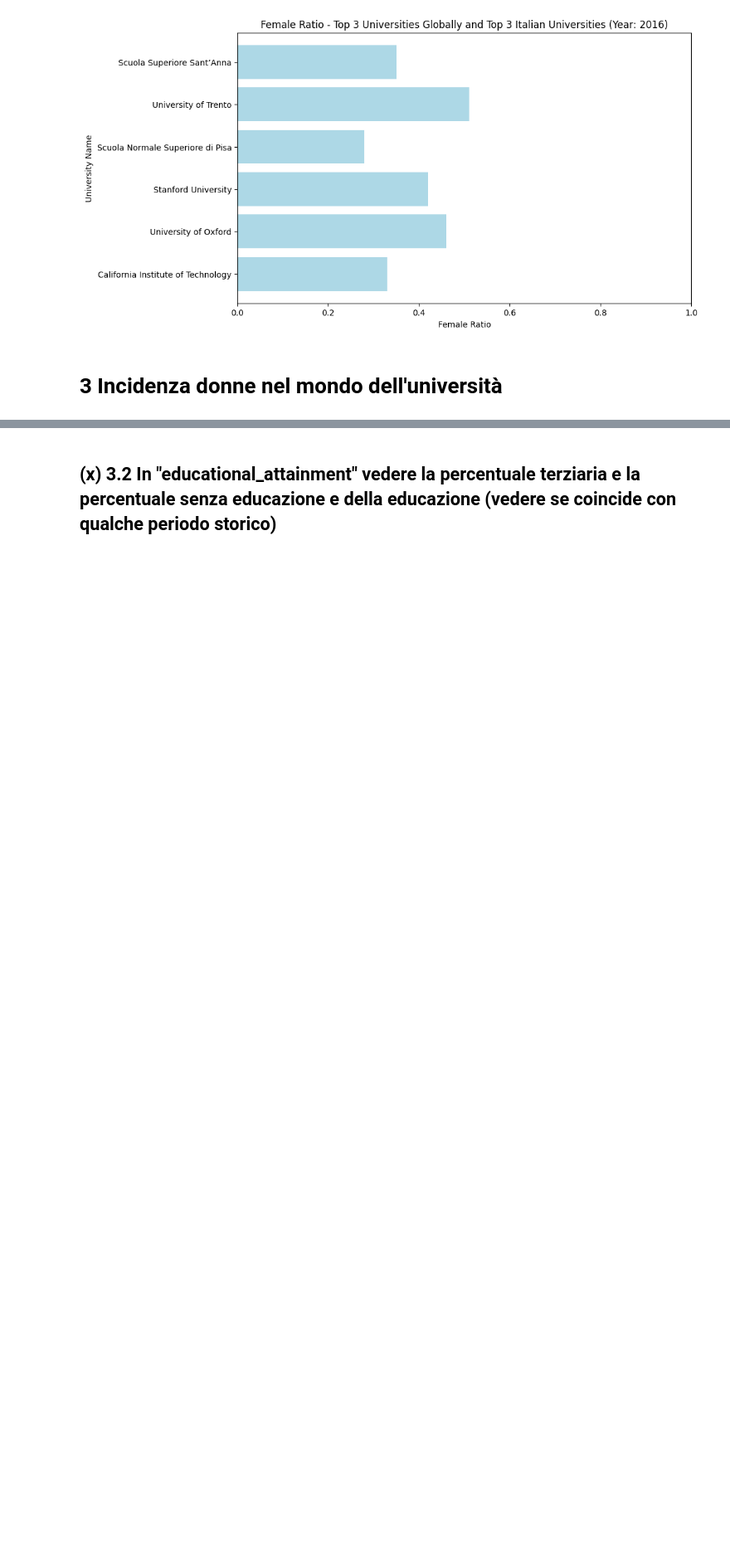
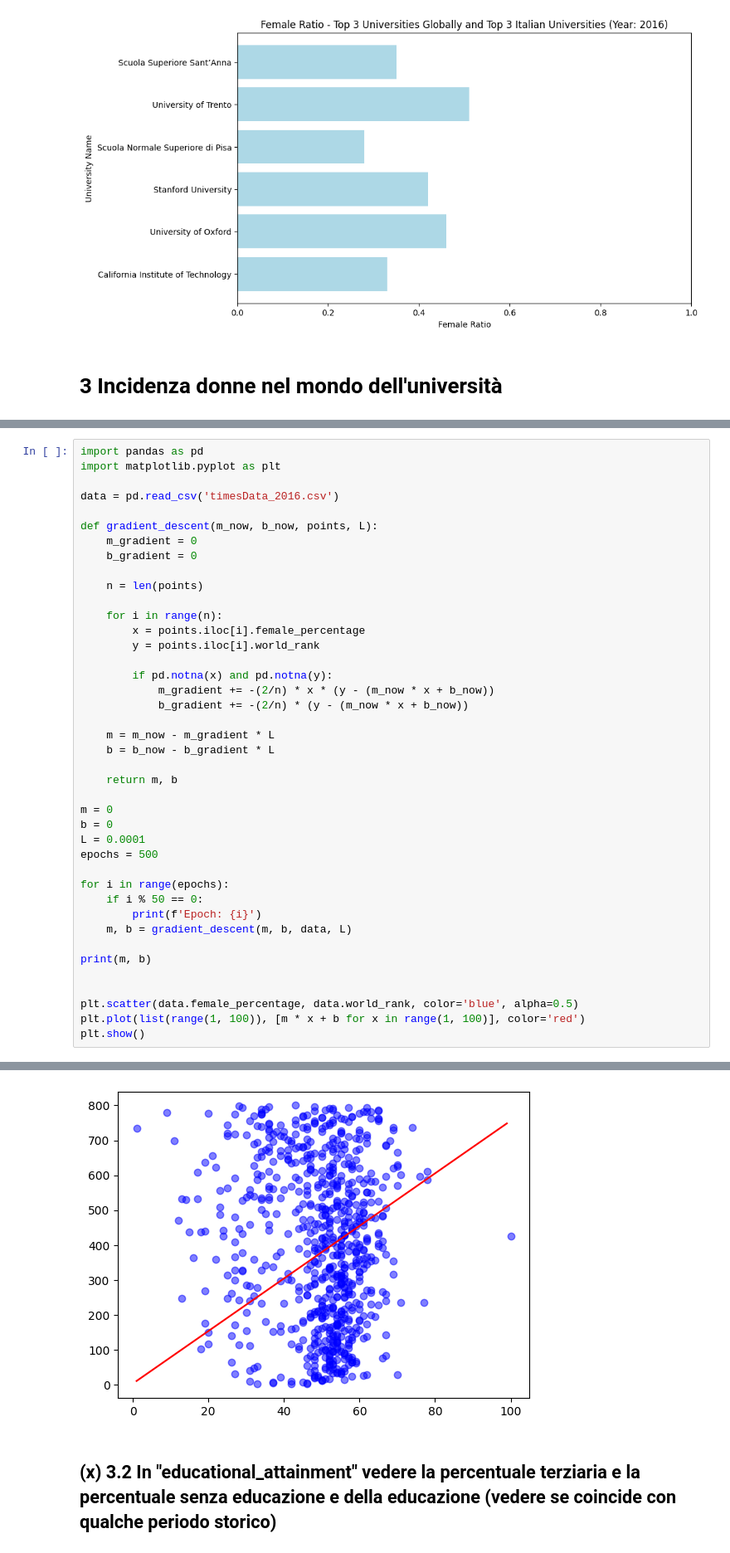
Before and after one commit to pyMelo/UniversityWorldRanking, a Jupyter notebook: university_raking_EAD.ipynb, the cells around one changed output, grey strips where cells are left out. Shown at 83% size. Cells and saved outputs as stored; diff of their text form; blank space fills up the shorter version.

```diff
--- a/university_raking_EAD.ipynb
+++ b/university_raking_EAD.ipynb
@@ -973,0 +866,42 @@ plt.show()
+# %%
+import pandas as pd
+import matplotlib.pyplot as plt
+
+data = pd.read_csv('timesData_2016.csv')
+
+def gradient_descent(m_now, b_now, points, L):
+    m_gradient = 0
+    b_gradient = 0
+
+    n = len(points)
+
+    for i in range(n):
+        x = points.iloc[i].female_percentage
+        y = points.iloc[i].world_rank
+
+        if pd.notna(x) and pd.notna(y):
+            m_gradient += -(2/n) * x * (y - (m_now * x + b_now))
+            b_gradient += -(2/n) * (y - (m_now * x + b_now))
+
+    m = m_now - m_gradient * L
+    b = b_now - b_gradient * L
+
+    return m, b
+
+m = 0
+b = 0
+L = 0.0001
+epochs = 500
+
+for i in range(epochs):
+    if i % 50 == 0:
+        print(f'Epoch: {i}')
+    m, b = gradient_descent(m, b, data, L)
+
+print(m, b)
+
+
+plt.scatter(data.female_percentage, data.world_rank, color='blue', alpha=0.5)
+plt.plot(list(range(1, 100)), [m * x + b for x in range(1, 100)], color='red')
+plt.show()
+# %% [output]
@@ -974,2 +919,3 @@ plt.show()
+[figure, added]
 # %% [markdown]
 ## (x) 3.2 In "educational_attainment" vedere la percentuale terziaria e la percentuale senza educazione e della educazione (vedere se coincide con qualche periodo storico)
```
Also changed, not shown: parts of 27 cells of this notebook.
